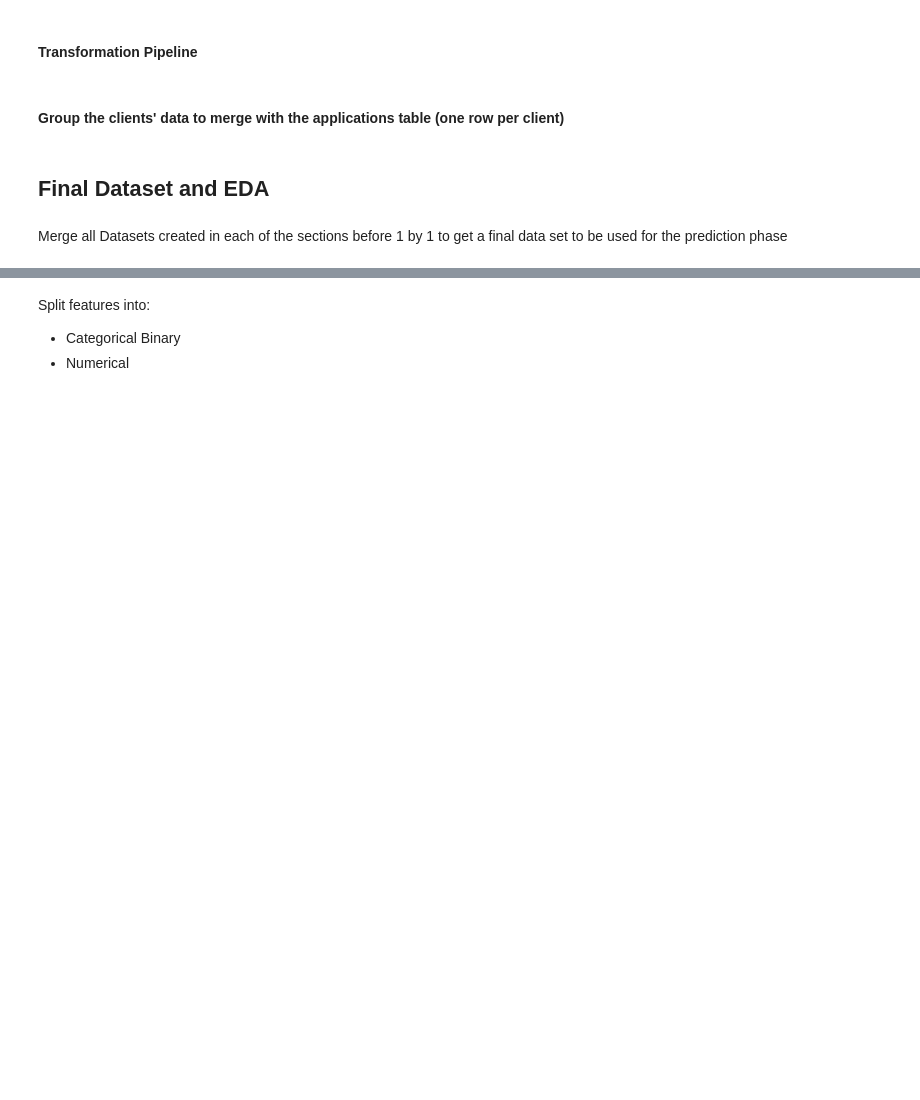
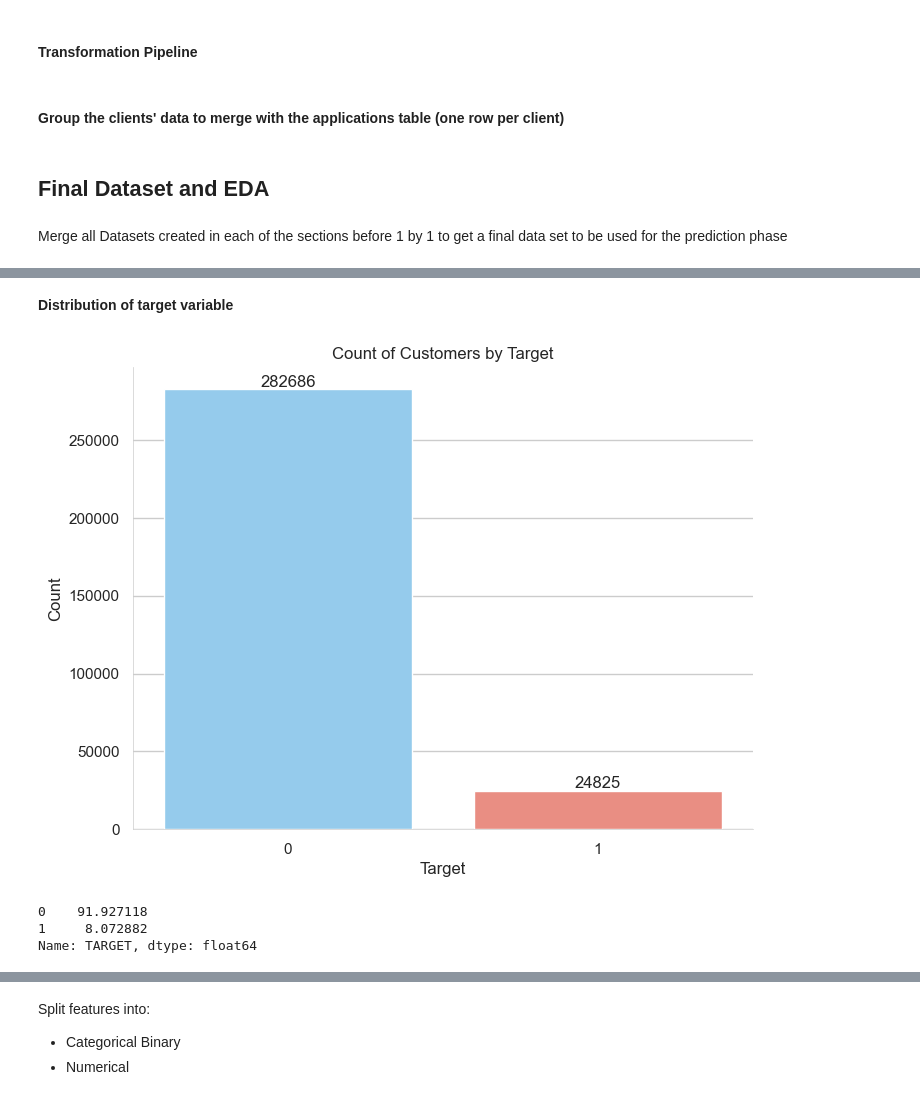
Before and after one commit to joaogoncalves99/Machine-Learning, a Jupyter notebook: model.ipynb, the cells around one changed output, grey strips where cells are left out. Drawn from its saved outputs; the diff is of its cells as text; code cells hidden in the pictures; blank space fills up the shorter version.

```diff
--- a/model.ipynb
+++ b/model.ipynb
@@ -1260,0 +1435,28 @@ table = merge_5[list_columns]
+# %% [markdown]
+**Distribution of target variable**
+# %%
+sns.set_style("whitegrid")
+plt.figure(figsize=(8, 6))
+plt.title("Count of Customers by Target")
+ax = sns.countplot(x="TARGET", data=table, palette=["lightskyblue", "salmon"])
+ax.set_ylabel("Count")
+ax.set_xlabel("Target")
+ax.spines['top'].set_visible(False)
+ax.spines['right'].set_visible(False)
+ax.spines['left'].set_linewidth(0.5)
+ax.spines['bottom'].set_linewidth(0.5)
+
+# Add text labels on top of each bar
+for p in ax.patches:
+    ax.annotate(str(p.get_height()), (p.get_x() + p.get_width() / 2., p.get_height()),
+                ha='center', va='center', xytext=(0, 5), textcoords='offset points', fontsize=12)
+
+plt.show()
+# %% [output]
+[figure, added]
+# %%
+table["TARGET"].value_counts(normalize = True)*100
+# %% [output]
+0    91.927118
+1     8.072882
+Name: TARGET, dtype: float64
```
Also changed, not shown: parts of 30 cells of this notebook.
